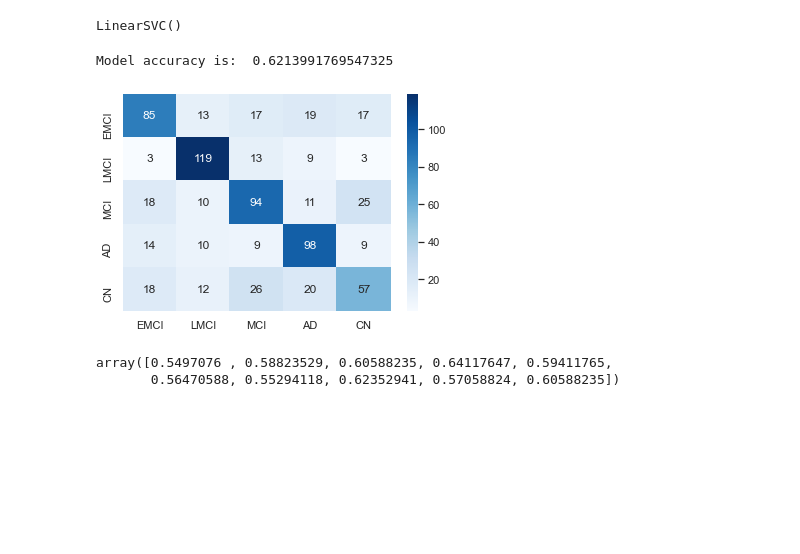
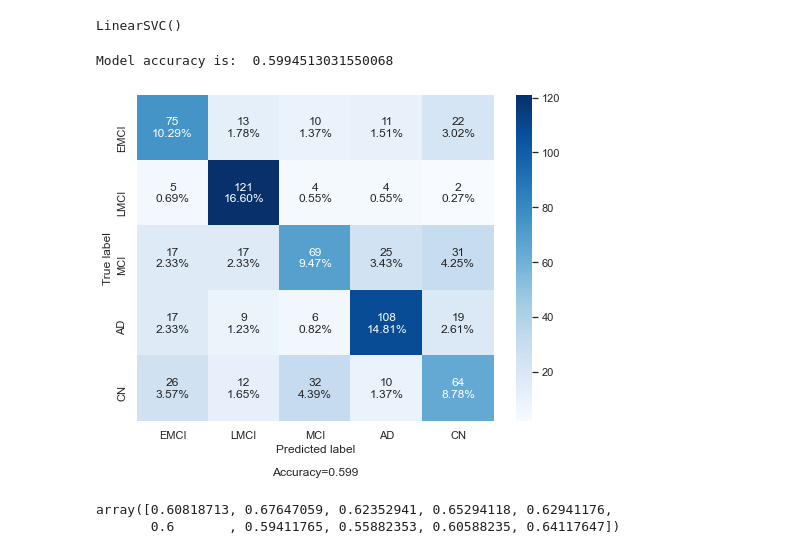
Before and after one commit to Matr1x01/Alzheimer, a Jupyter notebook: SMV_test_one_v_rest - Copy.ipynb, the cells around one changed output. Cells and saved outputs as stored; diff of their text form; code cells hidden in the pictures; blank space fills up the shorter version.

```diff
--- a/SMV_test_one_v_rest - Copy.ipynb
+++ b/SMV_test_one_v_rest - Copy.ipynb
@@ -30,8 +130,8 @@ for name in class_names:
     coo_matrix.append({name:len(images)})
     temp=[]
     for i in images:
-        i=cv2.resize(i,(256, 256))
-        temp.append(np.asarray(i).reshape(256, 256,1))
+        i=cv2.resize(i,(128,128))
+        temp.append(np.asarray(i).reshape(128,128,1))
     data[name]=temp
 # %%
 '''balancing imbalanced data'''
@@ -92,21 +192,18 @@ y_pred = clf.predict(X_test)
 accuracy = accuracy_score(y_test, y_pred)
 print('Model accuracy is: ', accuracy)
 # %% [output]
-Model accuracy is:  0.6213991769547325
+Model accuracy is:  0.5994513031550068
-# %%
-import seaborn as sns
-from sklearn.metrics import confusion_matrix
-sns.set()
-cf_matrix=confusion_matrix(y_test, y_pred)
-sns.heatmap(cf_matrix,annot=True,fmt='',cmap='Blues',xticklabels=class_names,yticklabels=class_names)
-plt.show()
-# %% [output]
-[figure, removed]
+# %%
+sns.set()
+cf_matrix=confusion_matrix(y_test, y_pred)
+make_confusion_matrix(cf_matrix,categories=class_names,cmap='Blues',figsize=(8,6))
+# %% [output]
+[figure, added]
 # %%
 from sklearn.model_selection import cross_val_score
 score=cross_val_score(clf,X_train, y_train,cv=10)
 # %%
 score
 # %% [output]
-array([0.5497076 , 0.58823529, 0.60588235, 0.64117647, 0.59411765,
-       0.56470588, 0.55294118, 0.62352941, 0.57058824, 0.60588235])
+array([0.60818713, 0.67647059, 0.62352941, 0.65294118, 0.62941176,
+       0.6       , 0.59411765, 0.55882353, 0.60588235, 0.64117647])
```
Also changed, not shown: parts of 2 cells of this notebook, 4 other files.
